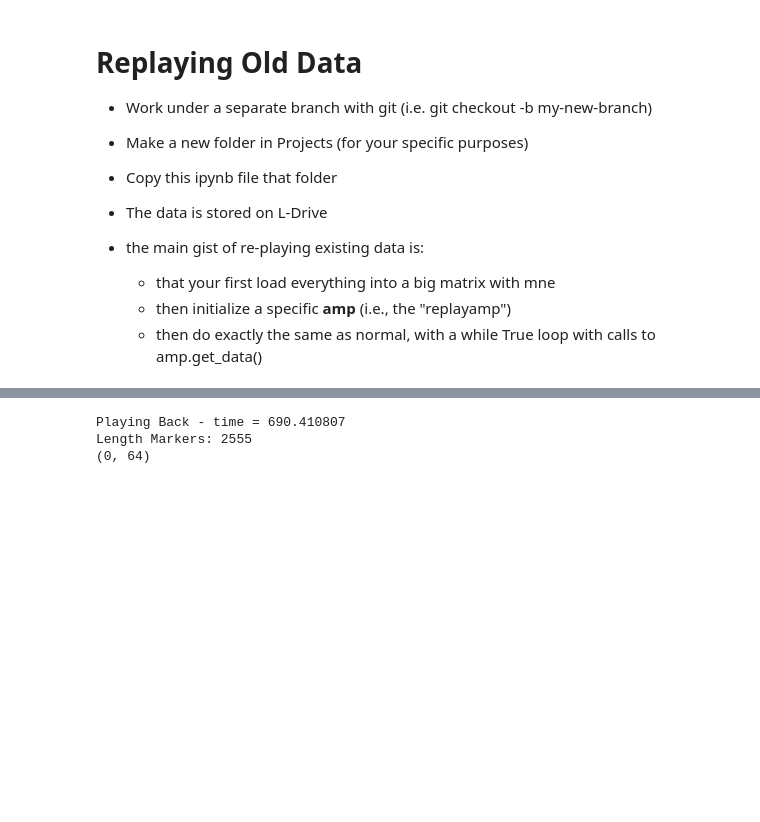
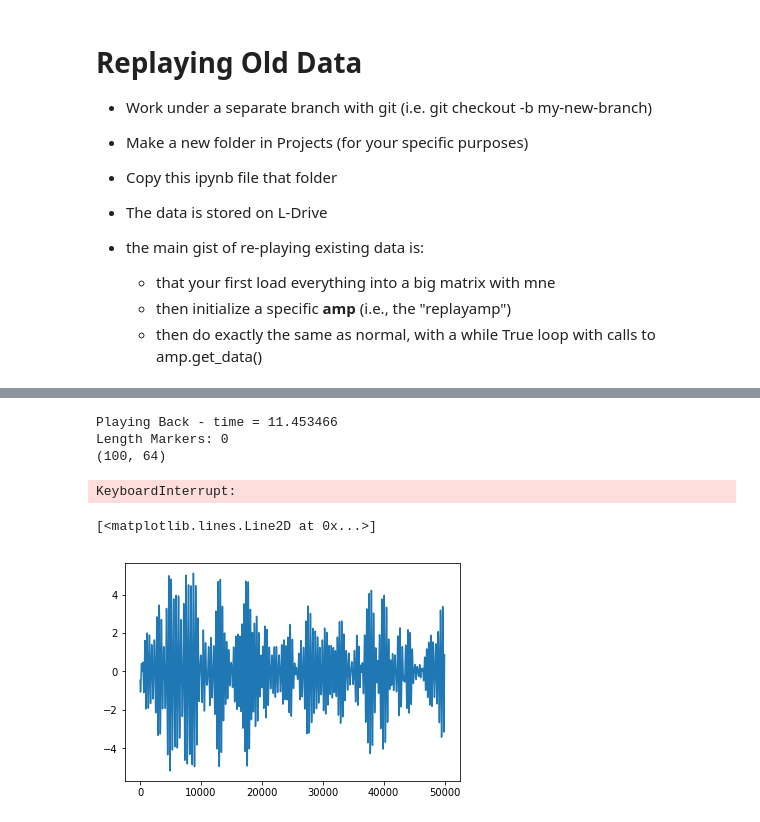
Before and after one commit to jnvandermeer/nf-rtime-preview, a Jupyter notebook: Projects_Templates/2_ReplayExperiment/ReplayExperiment.ipynb, the cells around one changed output, grey strips where cells are left out. Cells and saved outputs as stored; diff of their text form; code cells hidden in the pictures; blank space fills up the shorter version.

Commit message:
Played with Filtering and States

```diff
--- a/Projects_Templates/2_ReplayExperiment/ReplayExperiment.ipynb
+++ b/Projects_Templates/2_ReplayExperiment/ReplayExperiment.ipynb
@@ -49,3 +64,13 @@ from wyrm import io
+# %%
+fs=5000.
+f_low = 12.0
+f_high = 15.0
+butter_ord = 3
+lenchannels = 64
+
+#rt_b, rt_a = signal.butter(butter_ord, [f_low / fn, f_high / fn], btype='band')
+rt_b_bp, rt_a_bp = signal.butter(butter_ord, [2*f_low/fs, 2*f_high/fs], btype='band', analog=False)  # a digital high-pass filter
+rt_zi_bp = proc.lfilter_zi(rt_b_bp, rt_a_bp, lenchannels)
 # %%
 # this is the replay notebook - so select a file for playback - this is for brainvision files.
 
@@ -103,7 +124,7 @@ updateTime = 0.1  # run some kind of calculation every X seconds
 buffSize = 1.0  # run calculation on last X seconds of data
 
 
-rb = RingBuffer(buffSize * 1000)  # the buffer containing the last X seconds of data - declared in MILISECONDS
+rb = RingBuffer(buffSize * 10000)  # the buffer containing the last X seconds of data - declared in MILISECONDS
 totalTime = seed_d.shape[0]/raw_fromfile.info['sfreq']
 # %%
 amp.start()
@@ -123,50 +140,58 @@ while curTime - t0 < totalTime:  # l.get_state() != 'Stop':
     # keep track of time:
     curTime = time.time()
 
-
     # this is where you get the data
     data, marker = amp.get_data()
-    cnt = io.convert_mushu_data(data, marker, sfreq, ch_names)
-    newsamples = cnt.data.shape[0]
 
+    if data.shape[0] > 0:  # this is crucual for remembering filter state.
 
-    rb.append(cnt)
+        cnt = io.convert_mushu_data(data, marker, sfreq, ch_names)
 
+        f_cnt, rt_zi_bp = proc.lfilter(cnt, rt_b_bp, rt_a_bp, zi=rt_zi_bp)  # real-time data preprocessing...
 
+        newsamples = cnt.data.shape[0]
 
-    # do the following every 0.1 msec:
-    if curTime - markTime > updateTime:
-        # do Stuff
+        rb.append(f_cnt)
 
-        markTime = curTime
-        # 1) obtain last 1-second(s)
-        d = rb.get()
-
-        # thomas does stuff here
-
-
-        # we send the value to BCI/STIM
-
-
-
-        clear_output(wait=True)  # write some logging information here
-        print('Playing Back - time = %f' % (curTime - t0))
-        print('Length Markers: %d' % len(allm))
-        print(data.shape)
+        # append it to the big matrix
+        alld.extend(data)
+        for m in marker:
+            allm.append([m[0] + markeroffset, m[1]])
+        markeroffset += newsamples / float(sfreq) * 1000.
 
 
 
 
+        # do the following every 0.1 msec - with with the ringbuffer:
+        if curTime - markTime > updateTime:
+            # do Stuff
 
-    # append it to the big matrix
-    alld.extend(data)
-    for m in marker:
-        allm.append([m[0] + markeroffset, m[1]])
-    markeroffset += newsamples / float(sfreq) * 1000.
+            markTime = curTime
+            # 1) obtain last 1-second(s)
+            d = rb.get()
+
+            # thomas does stuff here
+
+
+            # we send the value to BCI/STIM
+
+
+
+            clear_output(wait=True)  # write some logging information here
+            print('Playing Back - time = %f' % (curTime - t0))
+            print('Length Markers: %d' % len(allm))
+            print(data.shape)
 # %% [output]
-Playing Back - time = 690.410807
-Length Markers: 2555
-(0, 64)
+Playing Back - time = 11.453466
+Length Markers: 0
+(100, 64)
+KeyboardInterrupt:
+# %%
+plt.figure()
+plt.plot(rb.get().data[:,0])
+# %% [output]
+[<matplotlib.lines.Line2D at 0x...>]
+[figure, added]
 # %%
 amp.stop()
 alld.shrink_to_fit()
```
Also changed, not shown: parts of 24 cells of this notebook, 14 other files.
